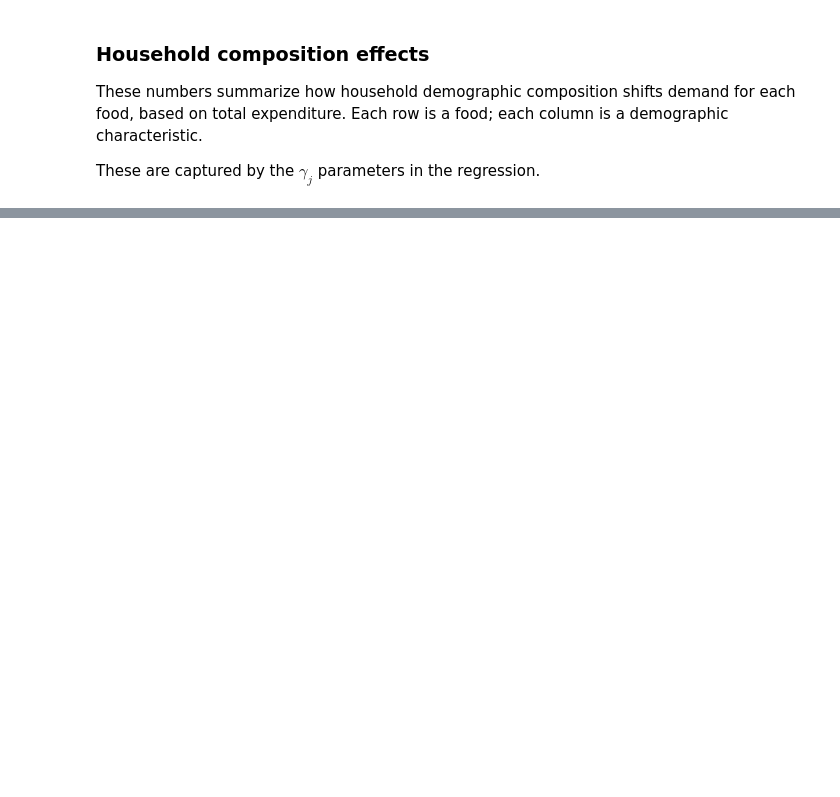
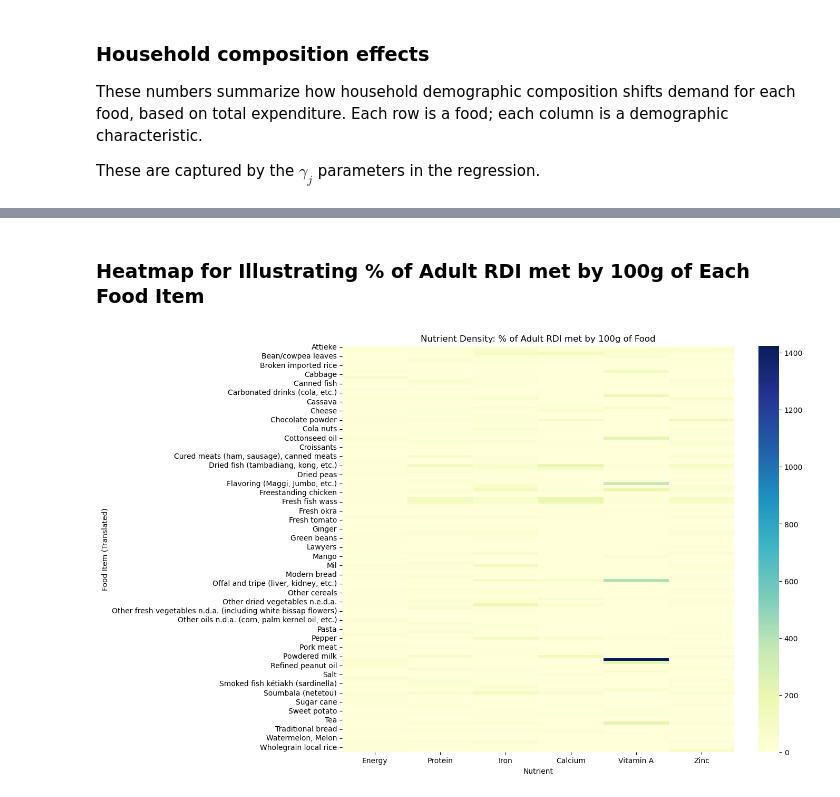
Before and after one commit to IvanChan511/EEP_153_Project_3, a Jupyter notebook: Project 3 Final Code.ipynb, the cells around one changed output, grey strips where cells are left out. Saved outputs shown, nothing was run; the diff lists cells and outputs as text; code cells hidden in the pictures; blank space fills up the shorter version.

Commit message:
WIP Nutrient Adequacy

```diff
--- a/Project 3 Final Code.ipynb
+++ b/Project 3 Final Code.ipynb
@@ -230,0 +247,5 @@ result.gamma
+# %%
+food_df = read_sheets(Senegal_Data,sheet="FCT")
+food_df = food_df.set_index('j')
+print(food_df.shape)
+food_df
@@ -230,0 +268,4 @@ result.gamma
+# %%
+rdi = read_sheets(Senegal_Data,sheet="RDI")
+rdi = rdi.set_index('n')
+rdi
@@ -230,0 +291,16 @@ result.gamma
+# %%
+# Select Adult 19-30 for our discovery
+rdi_adult = rdi[['F 19-30', 'M 19-30']].apply(pd.to_numeric, errors='coerce').mean(axis=1)
+rdi_adult.name = 'Daily_RDI_Adult'
+
+# Select only the nutrients that exist in both your RDI and FCT
+common_nutrients = list(set(rdi_adult.index) & set(food_df.columns))
+
+# Filter your food_df to just those numeric nutrient columns
+food_nutrients = food_df[common_nutrients].apply(pd.to_numeric, errors='coerce')
+
+# Calculate the coverage percentage: (Nutrient in 100g / Daily Adult Need) * 100
+coverage_pct = (food_nutrients.div(rdi_adult[common_nutrients], axis=1) * 100).round(2)
+
+print("Percentage of Daily Adult RDI provided by 100g of food:")
+coverage_pct
@@ -230,0 +323,17 @@ result.gamma
+# %% [markdown]
+### Heatmap for Illustrating % of Adult RDI met by 100g of Each Food Item
+# %%
+import seaborn as sns
+import matplotlib.pyplot as plt
+
+# You could change the list to the Nutrients you are interested in
+target_nutrients = ['Energy', 'Protein', 'Iron', 'Calcium', 'Vitamin A', 'Zinc']
+
+plt.figure(figsize=(12, 10))
+sns.heatmap(coverage_pct[target_nutrients], annot=False, cmap='YlGnBu', fmt=".1f")
+plt.title("Nutrient Density: % of Adult RDI met by 100g of Food")
+plt.ylabel("Food Item (Translated)")
+plt.xlabel("Nutrient")
+plt.show()
+# %% [output]
+[figure, added]
```
Also changed, not shown: parts of 18 cells of this notebook.
